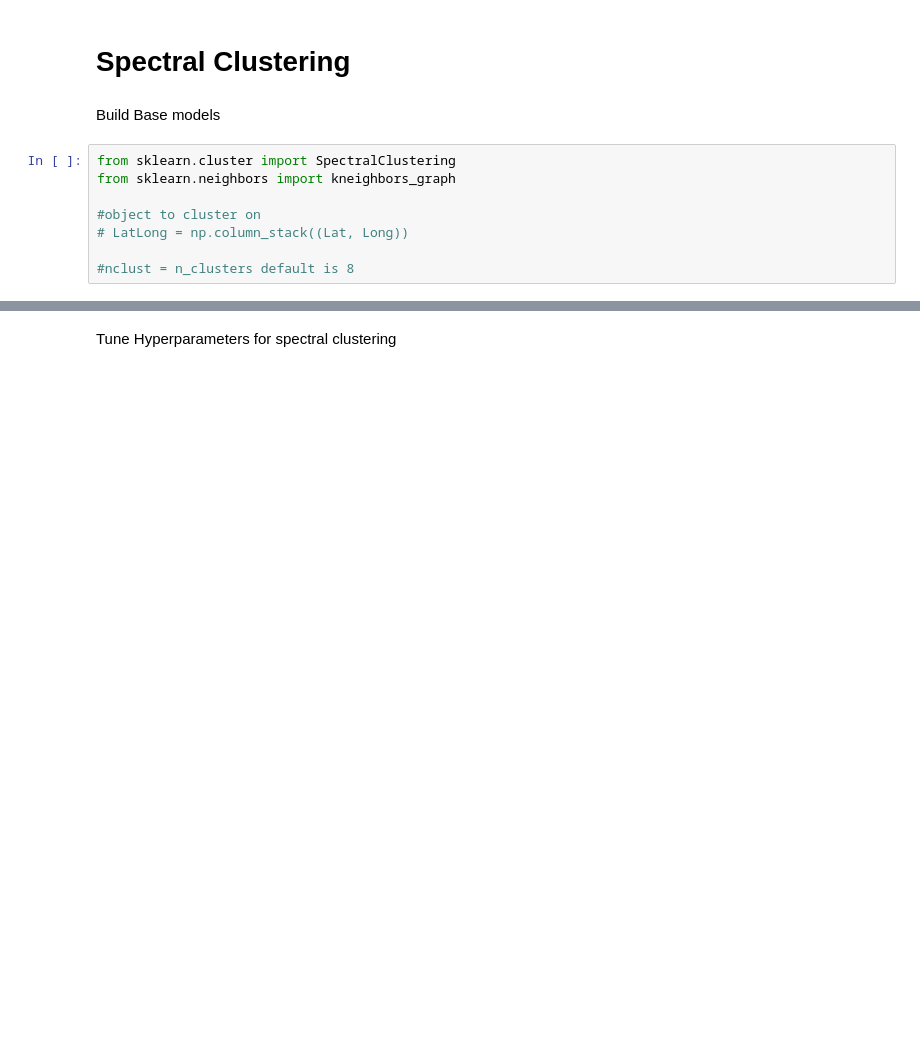
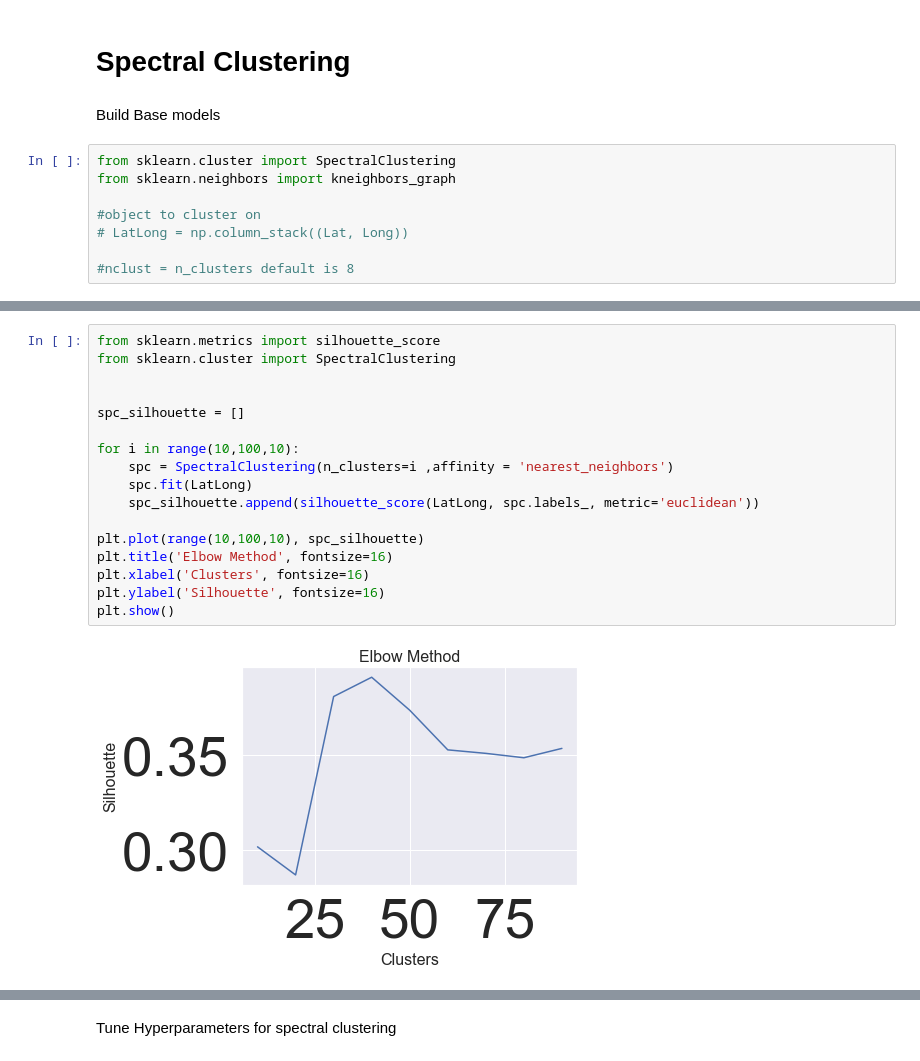
Before and after one commit to rickfontenot/airbnb, a Jupyter notebook: Lab3/Working/lab3_Rick.ipynb, the cells around one changed output, grey strips where cells are left out. Cells and saved outputs as stored; diff of their text form; blank space fills up the shorter version.

Commit message:
add spectral to rick working notebook

```diff
--- a/Lab3/Working/lab3_Rick.ipynb
+++ b/Lab3/Working/lab3_Rick.ipynb
@@ -1273,0 +1276,19 @@ plt.show()
+# %%
+from sklearn.metrics import silhouette_score
+from sklearn.cluster import SpectralClustering
+
+
+spc_silhouette = []
+
+for i in range(10,100,10):
+    spc = SpectralClustering(n_clusters=i ,affinity = 'nearest_neighbors')
+    spc.fit(LatLong)
+    spc_silhouette.append(silhouette_score(LatLong, spc.labels_, metric='euclidean'))
+
+plt.plot(range(10,100,10), spc_silhouette)
+plt.title('Elbow Method', fontsize=16)
+plt.xlabel('Clusters', fontsize=16)
+plt.ylabel('Silhouette', fontsize=16)
+plt.show()
+# %% [output]
+[figure, added]
```
Also changed, not shown: parts of 25 cells of this notebook.
